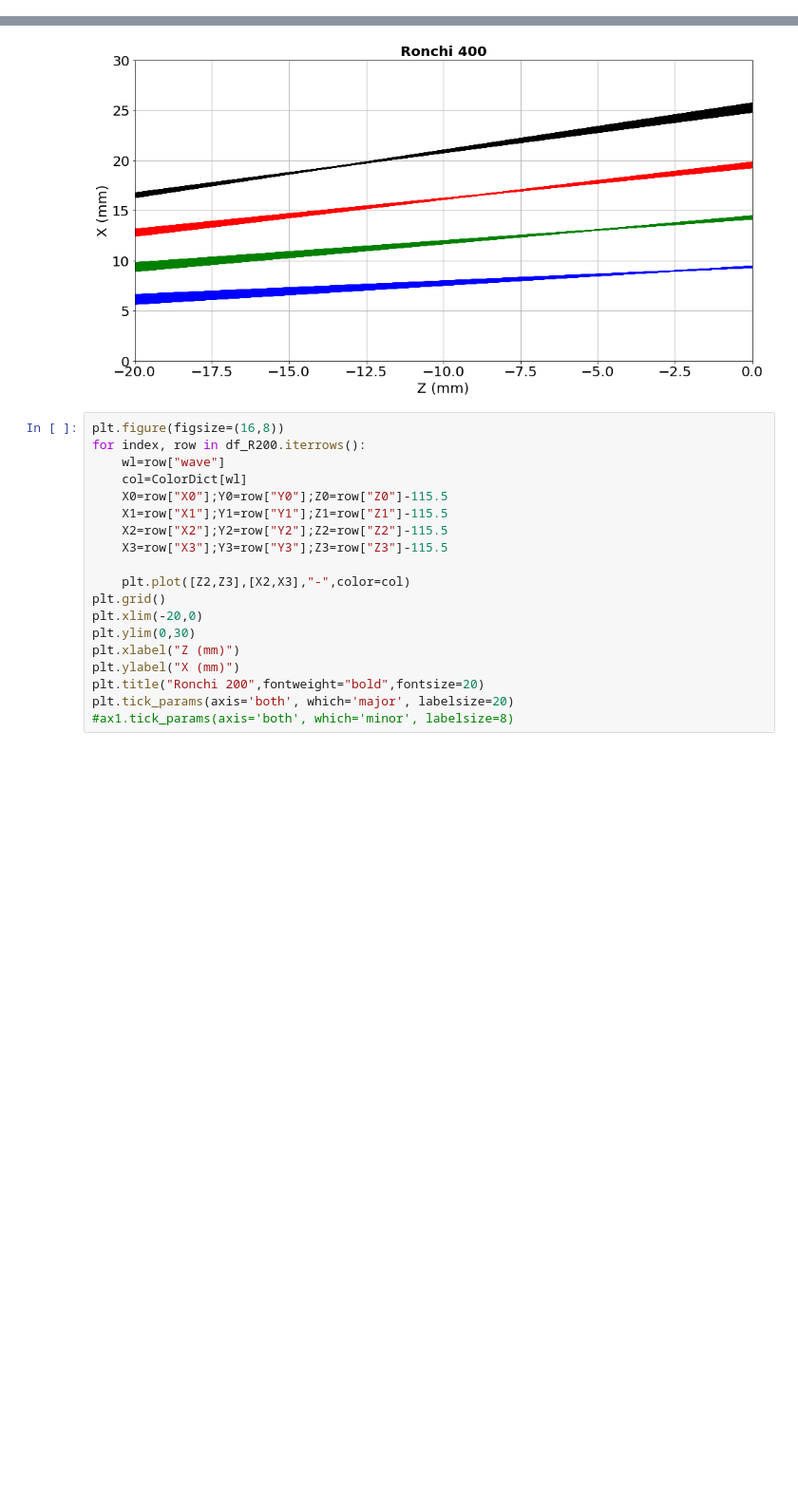
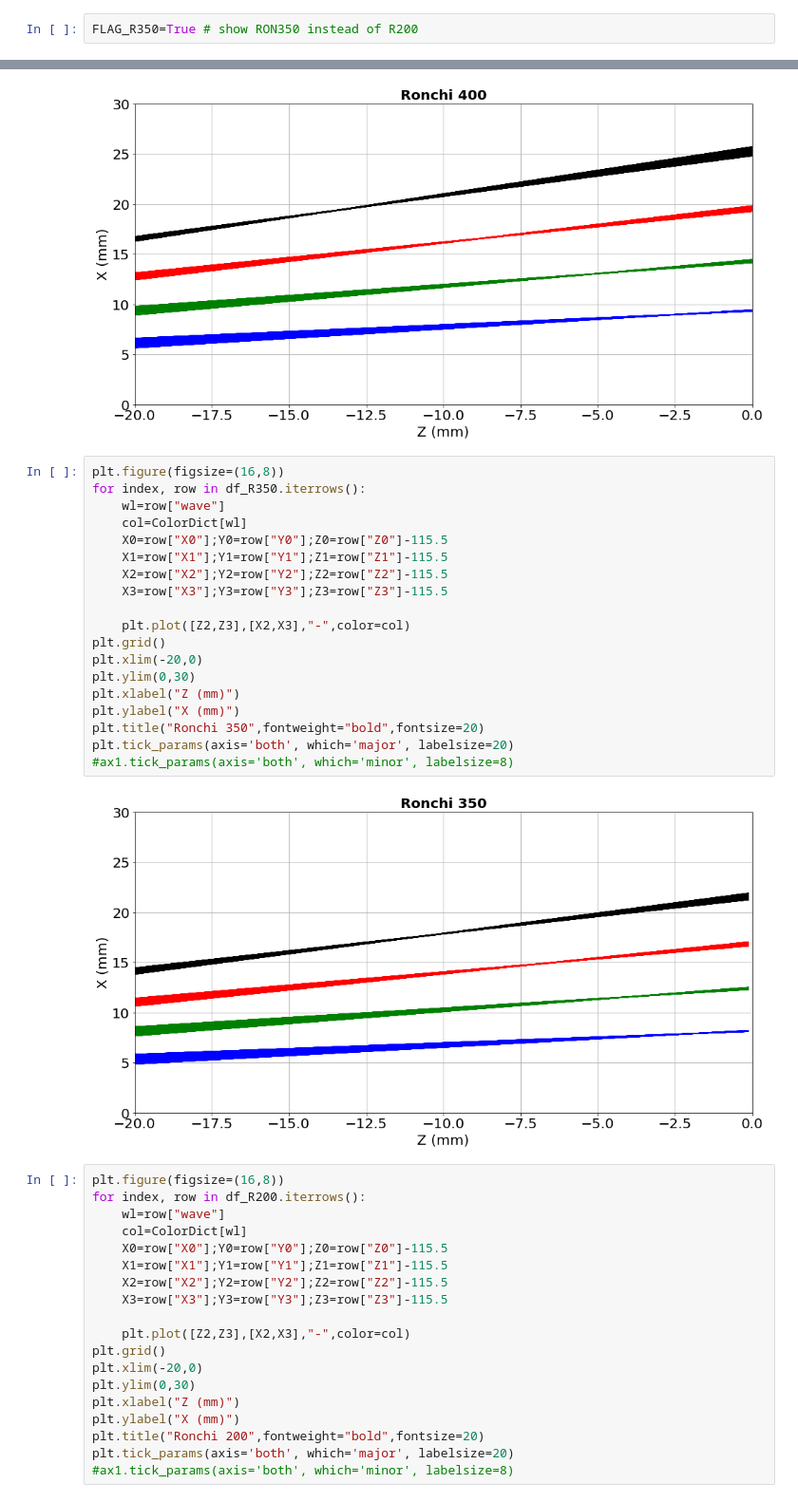
Before and after one commit to sylvielsstfr/OpticSimWthB4, a Jupyter notebook: DrawBeams/notebooks_draw/DrawBeams.ipynb, the cells around one changed output, grey strips where cells are left out. Shown at 95% size. Cells and saved outputs as stored; diff of their text form; blank space fills up the shorter version.

```diff
--- a/DrawBeams/notebooks_draw/DrawBeams.ipynb
+++ b/DrawBeams/notebooks_draw/DrawBeams.ipynb
@@ -118,6 +123,8 @@ Beam4_Rayfile
 'Beam4_Rayfile_484_allwl_m00_m00'
 # %% [markdown]
 # Read input files
+# %%
+FLAG_R350=True # show RON350 instead of R200
 # %%
 rayfile_hoe=Beam4_Rayfile+"_RAY_HOE_OUT.xlsx"
 rayfile_R400=Beam4_Rayfile+"_RAY_RON400_OUT.xlsx"
@@ -366,6 +445,27 @@ plt.tick_params(axis='both', which='major', labelsize=20)
 #ax1.tick_params(axis='both', which='minor', labelsize=8)
 # %% [output]
 [figure]
+# %%
+plt.figure(figsize=(16,8))
+for index, row in df_R350.iterrows():
+    wl=row["wave"]
+    col=ColorDict[wl]
+    X0=row["X0"];Y0=row["Y0"];Z0=row["Z0"]-115.5
+    X1=row["X1"];Y1=row["Y1"];Z1=row["Z1"]-115.5
+    X2=row["X2"];Y2=row["Y2"];Z2=row["Z2"]-115.5
+    X3=row["X3"];Y3=row["Y3"];Z3=row["Z3"]-115.5
+
+    plt.plot([Z2,Z3],[X2,X3],"-",color=col)
+plt.grid()
+plt.xlim(-20,0)
+plt.ylim(0,30)
+plt.xlabel("Z (mm)")
+plt.ylabel("X (mm)")
+plt.title("Ronchi 350",fontweight="bold",fontsize=20)
+plt.tick_params(axis='both', which='major', labelsize=20)
+#ax1.tick_params(axis='both', which='minor', labelsize=8)
+# %% [output]
+[figure, added]
 # %%
 plt.figure(figsize=(16,8))
 for index, row in df_R200.iterrows():
```
Also changed, not shown: parts of 9 cells of this notebook, 2 other files.
